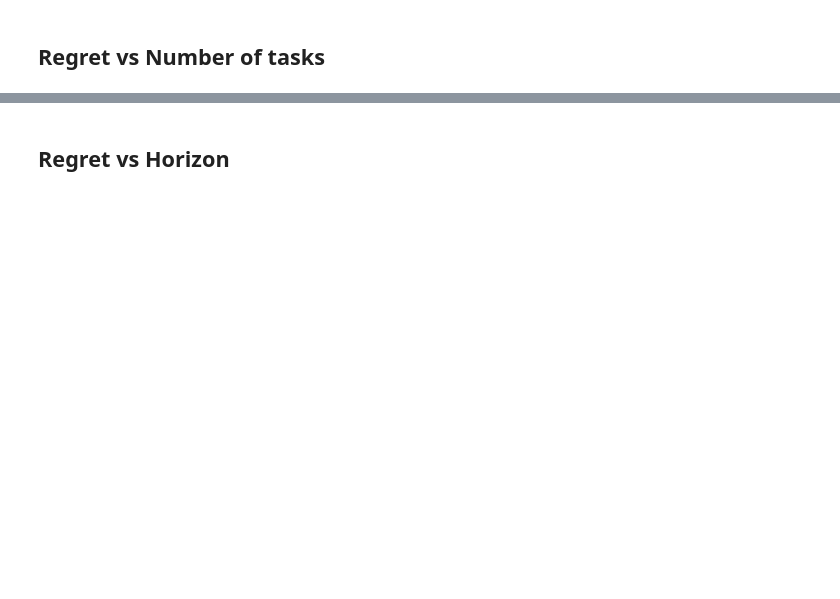
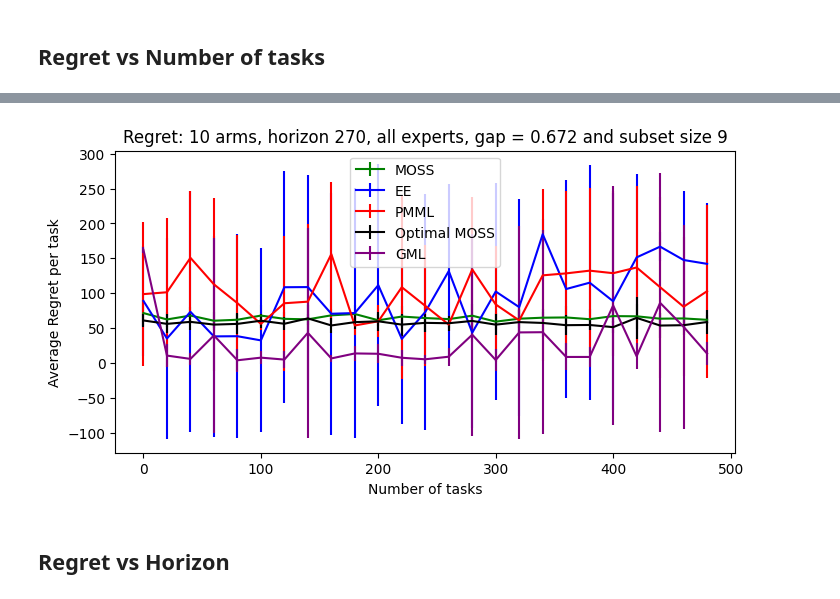
Before and after one commit to duongnhatthang/meta-bandit, a Jupyter notebook: main.ipynb, the cells around one changed output, grey strips where cells are left out. Cells and saved outputs as stored; diff of their text form; code cells hidden in the pictures; blank space fills up the shorter version.

```diff
--- a/main.ipynb
+++ b/main.ipynb
@@ -43,13 +130,16 @@ pass
 # %%
-# # Plot from loaded cache file
-# X = np.arange(N_TASKS)
-# gap = kwargs['gap_constrain']
+# Plot from loaded cache file
+X = np.arange(N_TASKS)
+gap = kwargs['gap_constrain']
+regret_dict = pickle.load(open("results/tasks.p", "rb"))
 # regret_dict = pickle.load(open("results/tasks_cache.p", "rb"))
-# n_experts=10
-# title = f'Regret: {N_ARMS} arms, horizon {HORIZON}, {n_experts} experts, gap = {gap:.3f} and subset size {OPT_SIZE}'
-# xlabel, ylabel = 'Number of tasks', 'Average Regret per task'
-# indices = np.arange(0, X.shape[0], kwargs['task_cache_step']).astype(int)
-# utils.plot(X[indices], regret_dict, title, xlabel, ylabel, kwargs['plot_var'])
+n_experts=10
+title = f'Regret: {N_ARMS} arms, horizon {HORIZON}, all experts, gap = {gap:.3f} and subset size {OPT_SIZE}'
+xlabel, ylabel = 'Number of tasks', 'Average Regret per task'
+indices = np.arange(0, X.shape[0], kwargs['task_cache_step']).astype(int)
+utils.plot(X[indices], regret_dict, title, xlabel, ylabel, **kwargs)
+# %% [output]
+[figure, added]
 # %% [markdown]
 ## Regret vs Horizon
 # %%
```
Also changed, not shown: parts of 8 cells of this notebook, 4 other files.
